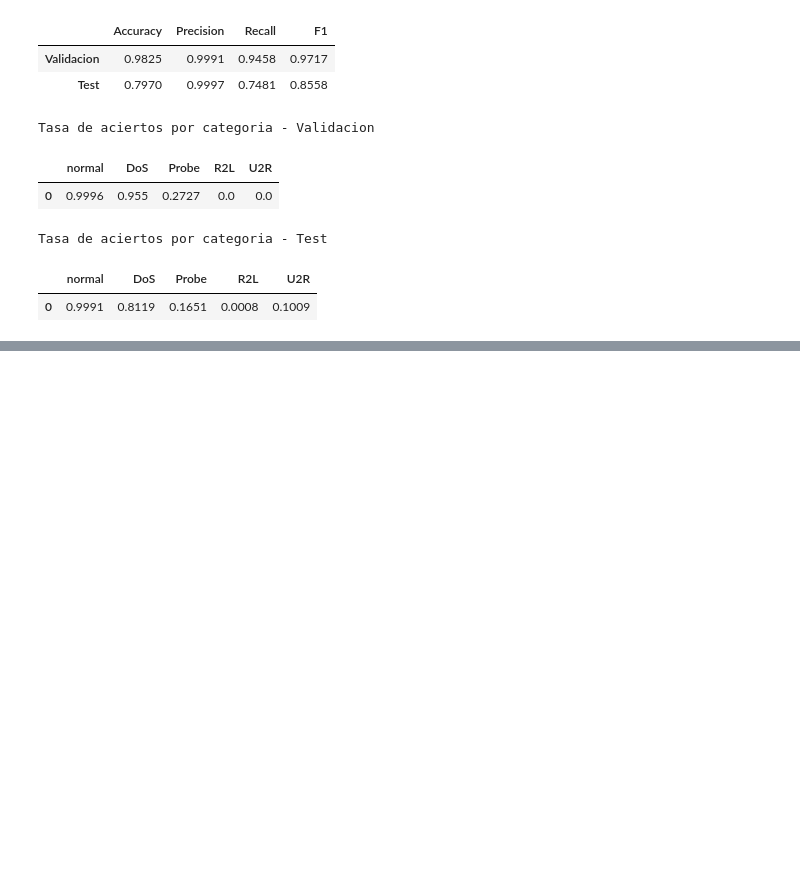
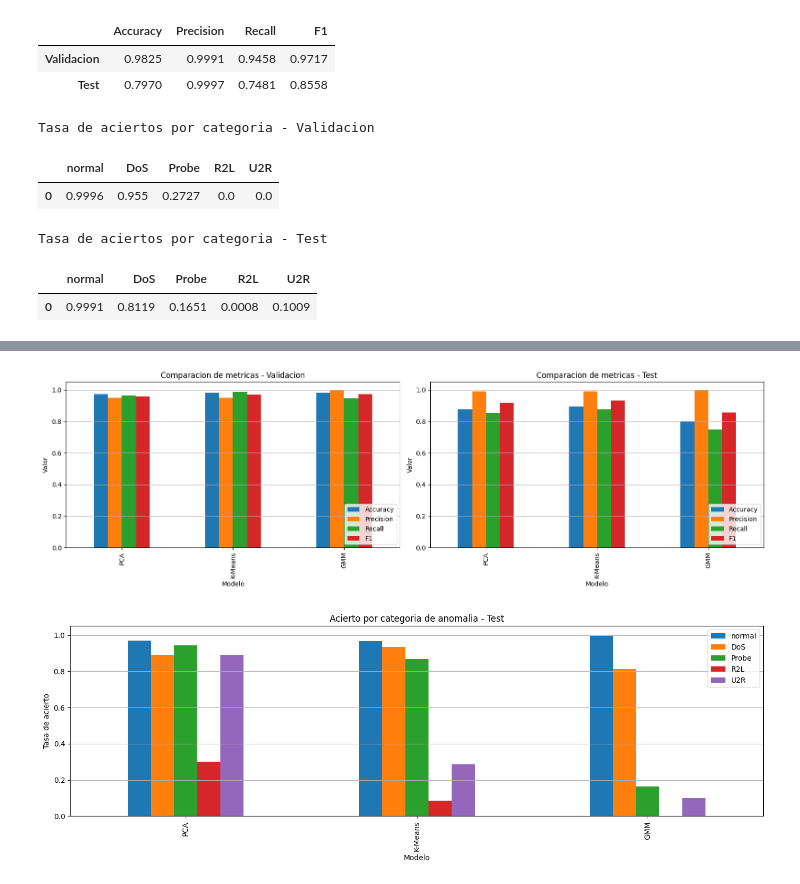
Before and after one commit to srodriguez-lefebre/Machine-Learning-Notebooks, a Jupyter notebook: 4TAA_detección_de_anomalías.ipynb, the cells around one changed output, grey strips where cells are left out. Saved outputs shown, nothing was run; the diff lists cells and outputs as text; code cells hidden in the pictures; blank space fills up the shorter version.

Commit message:
comparacion en taller 4

```diff
--- a/4TAA_detección_de_anomalías.ipynb
+++ b/4TAA_detección_de_anomalías.ipynb
@@ -1647,0 +1652,78 @@ Tasa de aciertos por categoria - Test
+# %%
+import matplotlib.pyplot as plt
+import pandas as pd
+
+model_names = ['PCA', 'K-Means', 'GMM']
+metric_columns = ['Accuracy', 'Precision', 'Recall', 'F1']
+
+comparison_metrics_val = pd.DataFrame(
+    [
+        metrics_pca.loc['Validacion', metric_columns],
+        metrics_kmeans.loc['Validacion', metric_columns],
+        metrics_gmm.loc['Validacion', metric_columns],
+    ],
+    index=model_names,
+)
+
+comparison_metrics_test = pd.DataFrame(
+    [
+        metrics_pca.loc['Test', metric_columns],
+        metrics_kmeans.loc['Test', metric_columns],
+        metrics_gmm.loc['Test', metric_columns],
+    ],
+    index=model_names,
+)
+
+category_order = ['normal', 'DoS', 'Probe', 'R2L', 'U2R', 'Unknown']
+all_categories = set(aciertos_test_pca.columns) | set(aciertos_test_kmeans.columns) | set(aciertos_test_gmm.columns)
+category_columns = [c for c in category_order if c in all_categories]
+category_columns += [c for c in sorted(all_categories) if c not in category_columns]
+
+comparison_categories_test = pd.DataFrame(
+    [
+        aciertos_test_pca.reindex(columns=category_columns).iloc[0],
+        aciertos_test_kmeans.reindex(columns=category_columns).iloc[0],
+        aciertos_test_gmm.reindex(columns=category_columns).iloc[0],
+    ],
+    index=model_names,
+)
+
+print('Comparacion global en Validacion')
+display(comparison_metrics_val.round(4))
+
+print('Comparacion global en Test')
+display(comparison_metrics_test.round(4))
+
+print('Acierto por categoria en Test')
+display(comparison_categories_test.round(4))
+
+fig, axes = plt.subplots(1, 2, figsize=(16, 5))
+
+comparison_metrics_val.plot(kind='bar', ax=axes[0])
+axes[0].set_title('Comparacion de metricas - Validacion')
+axes[0].set_xlabel('Modelo')
+axes[0].set_ylabel('Valor')
+axes[0].set_ylim(0, 1.05)
+axes[0].grid(True, axis='y')
+axes[0].legend(loc='lower right')
+
+comparison_metrics_test.plot(kind='bar', ax=axes[1])
+axes[1].set_title('Comparacion de metricas - Test')
+axes[1].set_xlabel('Modelo')
+axes[1].set_ylabel('Valor')
+axes[1].set_ylim(0, 1.05)
+axes[1].grid(True, axis='y')
+axes[1].legend(loc='lower right')
+
+plt.tight_layout()
+plt.show()
+
+ax = comparison_categories_test.plot(kind='bar', figsize=(14, 5))
+ax.set_title('Acierto por categoria de anomalia - Test')
+ax.set_xlabel('Modelo')
+ax.set_ylabel('Tasa de acierto')
+ax.set_ylim(0, 1.05)
+ax.grid(True, axis='y')
+plt.tight_layout()
+plt.show()
+# %% [output]
@@ -1647,0 +1745,2 @@ Tasa de aciertos por categoria - Test
+[figure, added]
+[figure, added]
```
Also changed, not shown: parts of 2 cells of this notebook.
